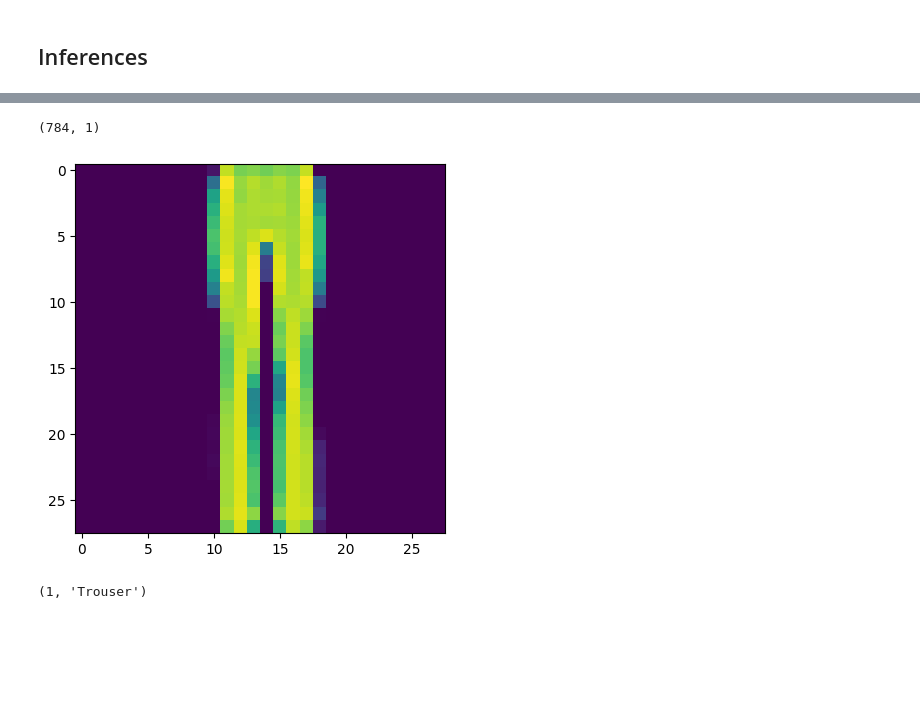
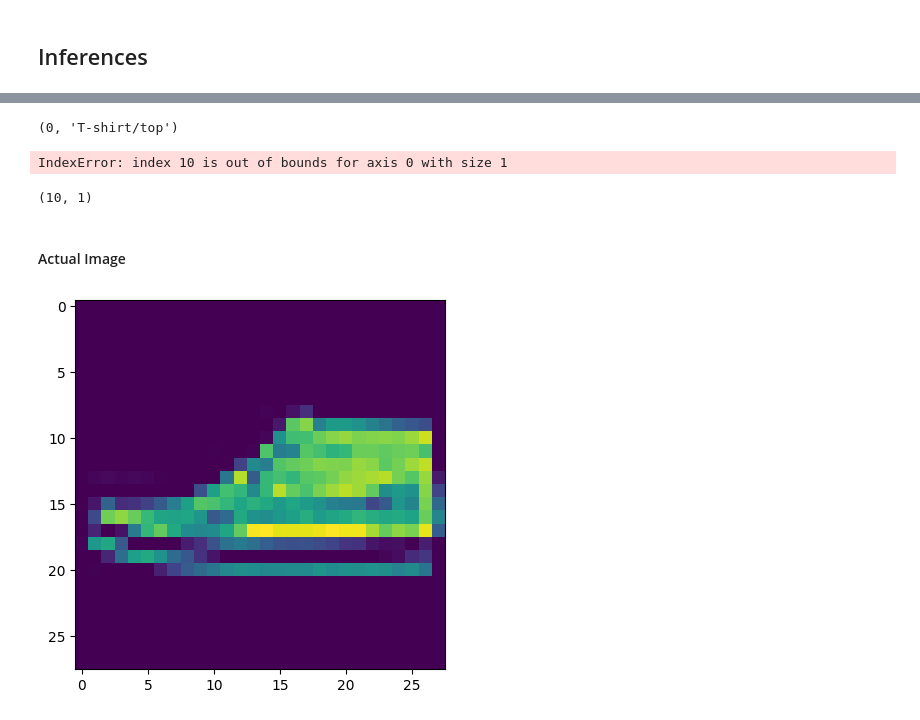
Before and after one commit to giansmart/algorithms, a Jupyter notebook: neural-networks/deep-nn.ipynb, the cells around one changed output, grey strips where cells are left out. Cells and saved outputs as stored; diff of their text form; code cells hidden in the pictures; blank space fills up the shorter version.

```diff
--- a/neural-networks/deep-nn.ipynb
+++ b/neural-networks/deep-nn.ipynb
@@ -361,11 +342,32 @@ Y_item_test, get_article(Y_item_test)
-# %%
-X_test[:, index_value, None].shape
-# %% [output]
-(784, 1)
+# %%
+random_item = 10
+Y_item_test = Y_test[random_item]
+X_item_test = X_test[:, random_item, None]
+
+Y_item_test, get_article(Y_item_test)
+# %% [output]
+(0, 'T-shirt/top')
+# %%
+def predict(index, X, W1, b1, W2, b2, W3, b3):
+    _, _, _, _, _, A3 = forward_propagation(X, W1, b1, W2, b2, W3, b3)
+    predictions = np.argmax(A3, 0)
+    return predictions[index]
+
+item_predicted = predict(random_item, X_item_test, W1, b1, W2, b2, W3, b3)
+item_predicted, get_article(item_predicted)
+# %% [output]
+IndexError: index 10 is out of bounds for axis 0 with size 1
+# %%
+#X_test[:, random_item, None].shape
+_, _, _, _, _, A3 = forward_propagation(X_item_test, W1, b1, W2, b2, W3, b3)
+A3.shape
+# %% [output]
+(10, 1)
+# %% [markdown]
+#### Actual Image
 # %%
-X_item_test = X_test[:, index_value, None]
 img = X_item_test.reshape((28, 28)) * 255
 plt.imshow(img)
 plt.show()
 # %% [output]
-[figure, old version]
+[figure, new version]
@@ -378,5 +373,0 @@ def predict(index, X, params):
-# %%
-item_predicted = predict(index_value, X_item_test, params)
-item_predicted, get_article(item_predicted)
-# %% [output]
-(1, 'Trouser')
```
Also changed, not shown: parts of 7 cells of this notebook, 1 other file.
